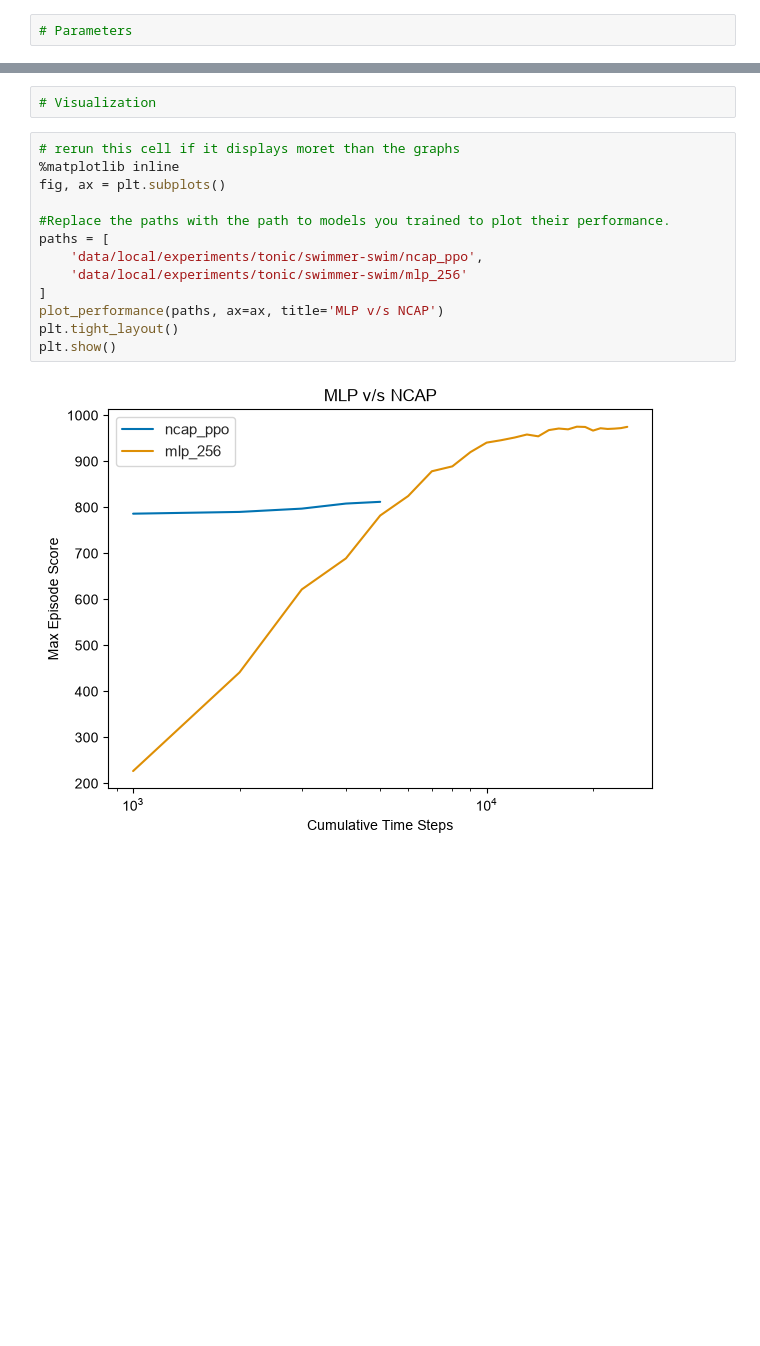
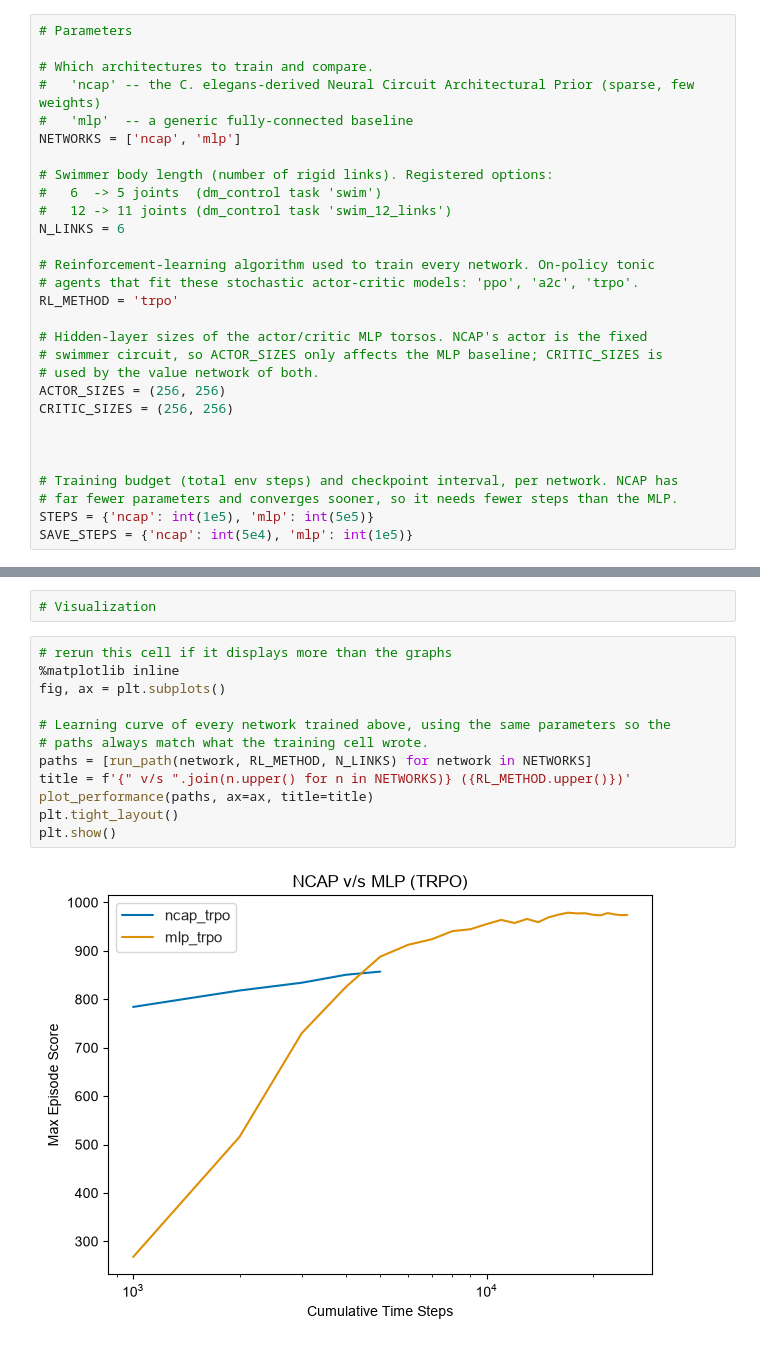
Before and after one commit to djuricsonja/neuroai-macrocircuits, a Jupyter notebook: Ressources/step1_swimmer.ipynb, the cells around one changed output, grey strips where cells are left out. Saved outputs shown, nothing was run; the diff lists cells and outputs as text; blank space fills up the shorter version.

```diff
--- a/Ressources/step1_swimmer.ipynb
+++ b/Ressources/step1_swimmer.ipynb
@@ -48,5 +54,32 @@ See the migration guide at https://gymnasium.farama.org/introduction/migration_g
 # %%
 # Parameters
+
+# Which architectures to train and compare.
+#   'ncap' -- the C. elegans-derived Neural Circuit Architectural Prior (sparse, few weights)
+#   'mlp'  -- a generic fully-connected baseline
+NETWORKS = ['ncap', 'mlp']
+
+# Swimmer body length (number of rigid links). Registered options:
+#   6  -> 5 joints  (dm_control task 'swim')
+#   12 -> 11 joints (dm_control task 'swim_12_links')
+N_LINKS = 6
+
+# Reinforcement-learning algorithm used to train every network. On-policy tonic
+# agents that fit these stochastic actor-critic models: 'ppo', 'a2c', 'trpo'.
+RL_METHOD = 'trpo'
+
+# Hidden-layer sizes of the actor/critic MLP torsos. NCAP's actor is the fixed
+# swimmer circuit, so ACTOR_SIZES only affects the MLP baseline; CRITIC_SIZES is
+# used by the value network of both.
+ACTOR_SIZES = (256, 256)
+CRITIC_SIZES = (256, 256)
+
+
+
+# Training budget (total env steps) and checkpoint interval, per network. NCAP has
+# far fewer parameters and converges sooner, so it needs fewer steps than the MLP.
+STEPS = {'ncap': int(1e5), 'mlp': int(5e5)}
+SAVE_STEPS = {'ncap': int(5e4), 'mlp': int(1e5)}
 # %% [markdown]
 ---
 ## Scetion 2: Training
@@ -113,18 +149,17 @@ Saving weights to data\local\experiments\tonic\swimmer-swim\ncap_ppo\checkpoints
 # %%
 # Visualization
 # %%
-# rerun this cell if it displays moret than the graphs
+# rerun this cell if it displays more than the graphs
 %matplotlib inline
 fig, ax = plt.subplots()
 
-#Replace the paths with the path to models you trained to plot their performance.
-paths = [
-    'data/local/experiments/tonic/swimmer-swim/ncap_ppo',
-    'data/local/experiments/tonic/swimmer-swim/mlp_256'
-]
-plot_performance(paths, ax=ax, title='MLP v/s NCAP')
+# Learning curve of every network trained above, using the same parameters so the
+# paths always match what the training cell wrote.
+paths = [run_path(network, RL_METHOD, N_LINKS) for network in NETWORKS]
+title = f'{" v/s ".join(n.upper() for n in NETWORKS)} ({RL_METHOD.upper()})'
+plot_performance(paths, ax=ax, title=title)
 plt.tight_layout()
 plt.show()
 # %% [output]
-[figure, old version]
+[figure, new version]
 # %%
```
Also changed, not shown: parts of 5 cells of this notebook, 5 other files.
